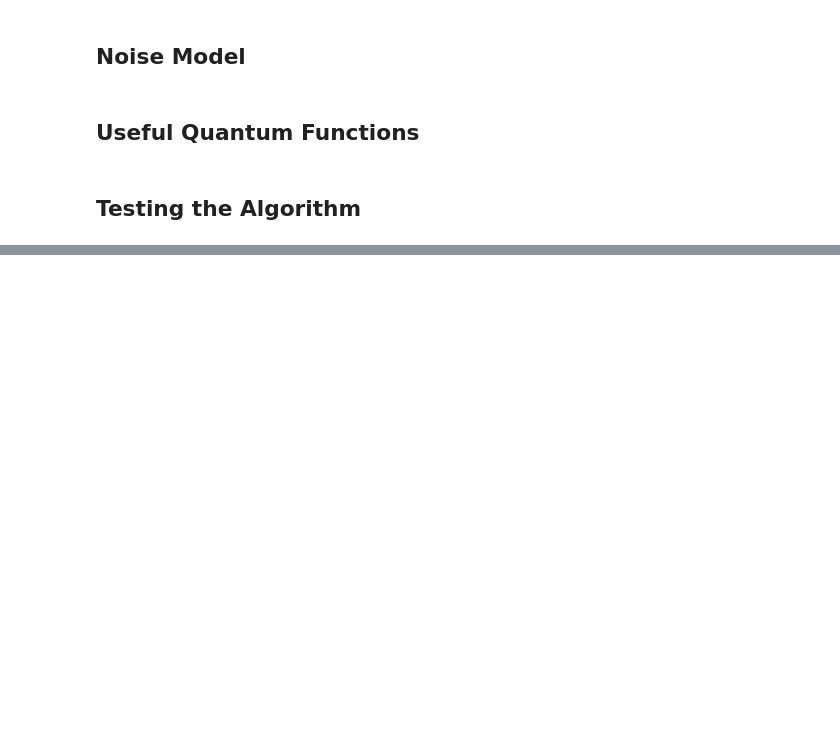
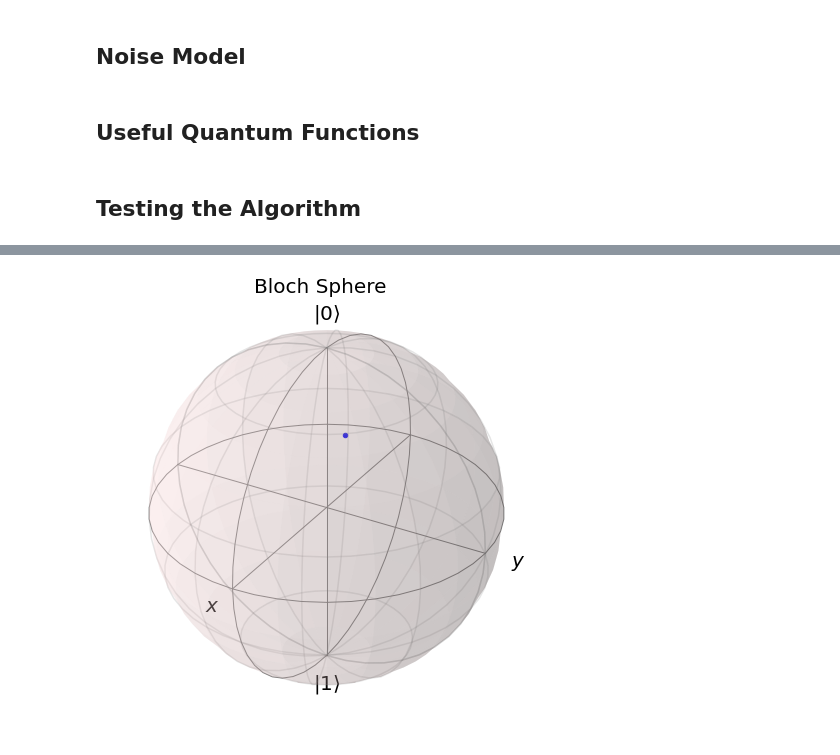
Before and after one commit to MorgilloR/QuantumStateReconstruction-DL, a Jupyter notebook: mixed_noisy_states.ipynb, the cells around one changed output, grey strips where cells are left out. Cells and saved outputs as stored; diff of their text form; code cells hidden in the pictures; blank space fills up the shorter version.

```diff
--- a/mixed_noisy_states.ipynb
+++ b/mixed_noisy_states.ipynb
@@ -304,0 +330,4 @@ tf.Tensor((0.953136314275816-5.37291546234197e-09j), shape=(), dtype=complex128)
+# %%
+Bloch_sphere(y_test[:1])
+# %% [output]
+[figure, added]
```
Also changed, not shown: parts of 8 cells of this notebook, 2 other files.
